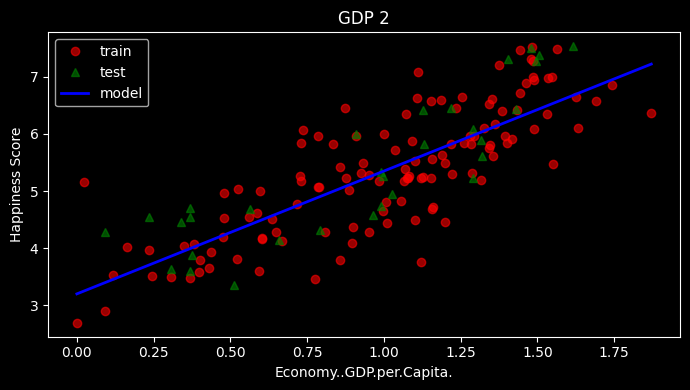
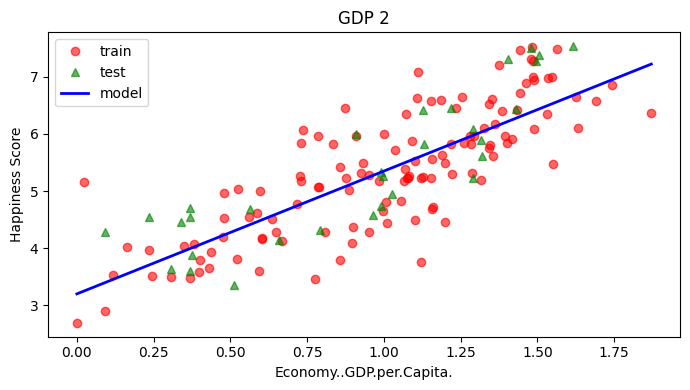
Code edit (unified diff) that turned the first committed figure into the second:
--- before
+++ after
@@ -9,7 +9,6 @@
     inputs, outputs = loadData(filePath, inputVars, outputVar)
     trIn, trOut, teIn, teOut = splitTrainTest(inputs, outputs)
-    univar = isinstance(trIn[0], float)
-    xxTr = [[x] for x in trIn] if univar else trIn
-    xxTe = [[x] for x in teIn] if univar else teIn
+    xxTr = [[x] for x in trIn] 
+    xxTe = [[x] for x in teIn] 
     reg = linear_model.LinearRegression()
     reg.fit(xxTr, trOut)
@@ -17,11 +16,28 @@
     print(f"  {label}:  intercept={reg.intercept_:.4f}  coefs={reg.coef_}")
     evalMetrics(teOut, pred, f"  [{label}]")
-    if univar:
-        xref = np.linspace(min(trIn), max(trIn), 200)
-        yref = reg.intercept_ + reg.coef_[0] * xref
-        feat = inputVars if isinstance(inputVars, str) else inputVars[0]
-        plotScatter(trIn, trOut, teIn, teOut, xref, yref, feat, label)
+    xref = np.linspace(min(trIn), max(trIn), 200)
+    yref = reg.intercept_ + reg.coef_[0] * xref
+    feat = inputVars if isinstance(inputVars, str) else inputVars[0]
+    plotScatter(trIn, trOut, teIn, teOut, xref, yref, feat, label)
+        
+def runBivariate(filePath, inputVars, outputVar, label):
+    if not os.path.exists(filePath):
+        return
+    inputs, outputs = loadData(filePath, inputVars, outputVar)
+    trIn, trOut, teIn, teOut = splitTrainTest(inputs, outputs)
+    reg = linear_model.LinearRegression()
+    reg.fit(trIn, trOut)
+    pred = reg.predict(teIn)
+    print(f"  {label}:  intercept={reg.intercept_:.4f}  coefs={reg.coef_}")
+    evalMetrics(teOut, pred, f"  [{label}]")
+    fig, ax = plt.subplots(figsize=(7, 4))
+    gdp_test = [r[0] for r in teIn]
+    ax.scatter(gdp_test, teOut,  c='green', marker='^', alpha=0.7, label='real')
+    ax.scatter(gdp_test, pred,   c='orange', marker='o', alpha=0.7, label='predicție')
+    ax.set_xlabel(inputVars[0]); ax.set_ylabel(outputVar)
+    ax.set_title(label); ax.legend(); plt.tight_layout(); plt.show()
 
 
 run(filePath2, 'Economy..GDP.per.Capita.', 'Happiness.Score', 'GDP 2')
 run(filePath2, 'Family', 'Happiness.Score', 'Family 2')
+runBivariate(filePath2, ['Economy..GDP.per.Capita.', 'Freedom'], 'Happiness.Score','GDP+Freedom 2')

Commit: .